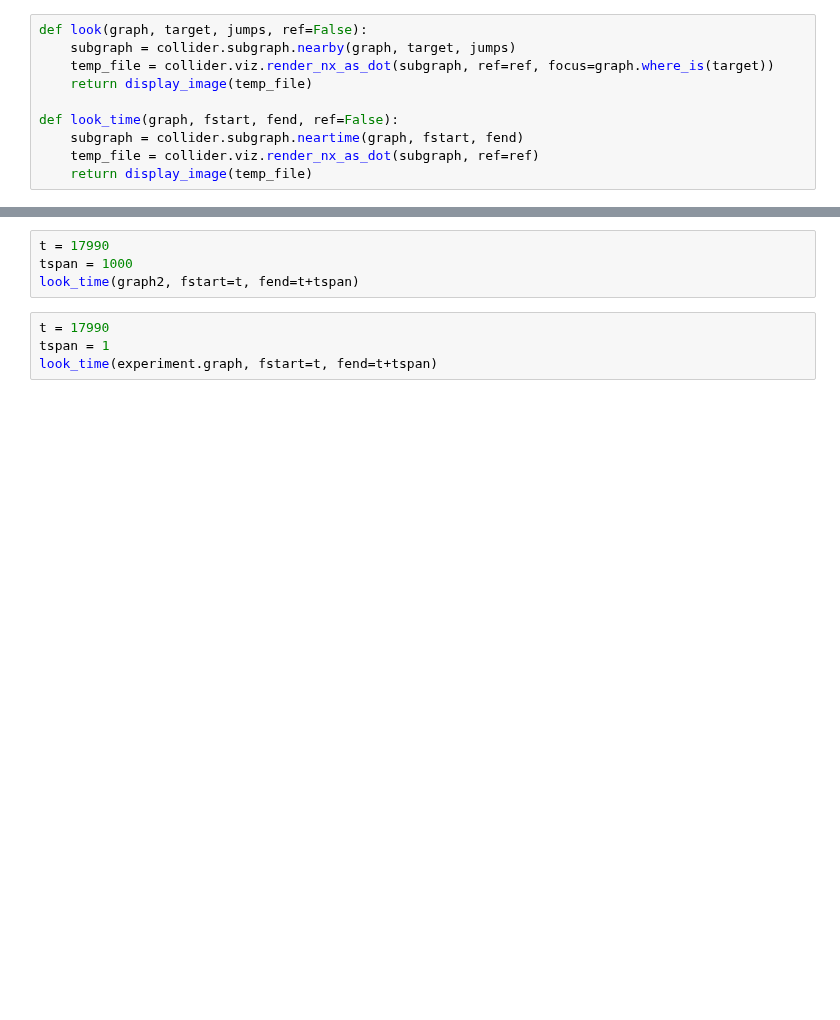
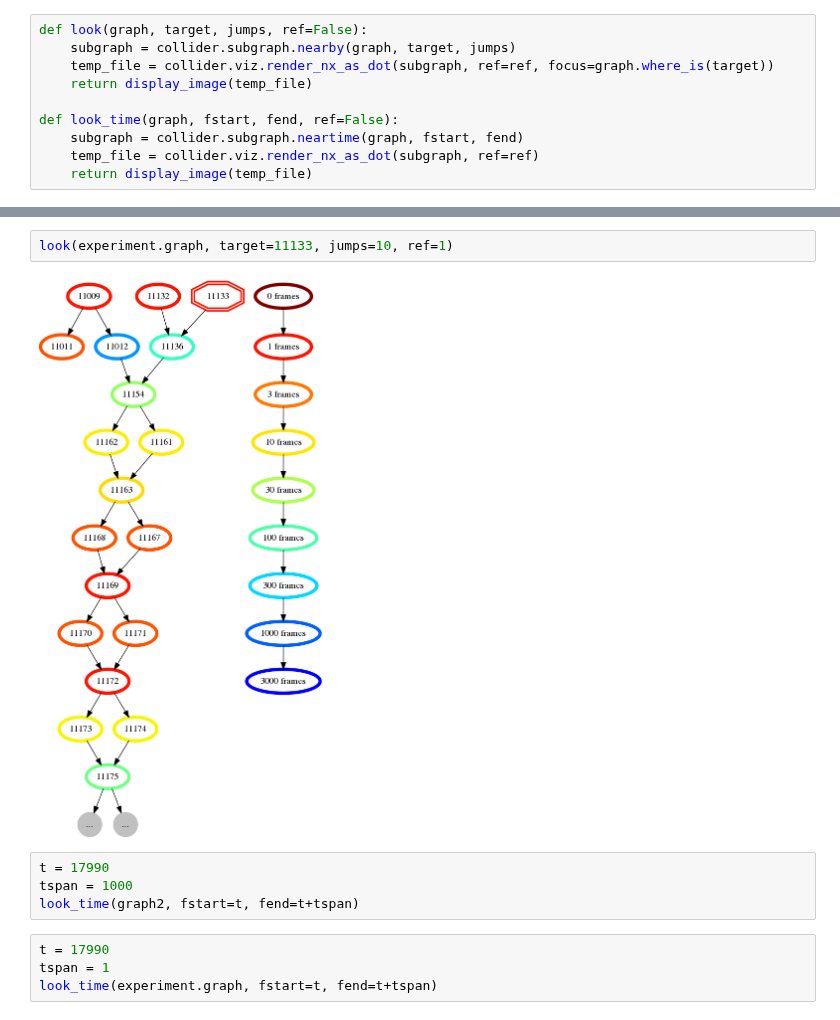
Before and after one commit to amarallab/waldo, a Jupyter notebook: workbooks/collision_graph_explorer.ipynb, the cells around one changed output, grey strips where cells are left out. Saved outputs shown, nothing was run; the diff lists cells and outputs as text; blank space fills up the shorter version.

```diff
--- a/workbooks/collision_graph_explorer.ipynb
+++ b/workbooks/collision_graph_explorer.ipynb
@@ -73,3 +97,7 @@ look(graph2, target=18358, jumps=5)
+# %%
+look(experiment.graph, target=11133, jumps=10, ref=1)
+# %% [output]
+[figure, added]
 # %%
 t = 17990
 tspan = 1000
```
Also changed, not shown: parts of 5 cells of this notebook, 4 other files.
